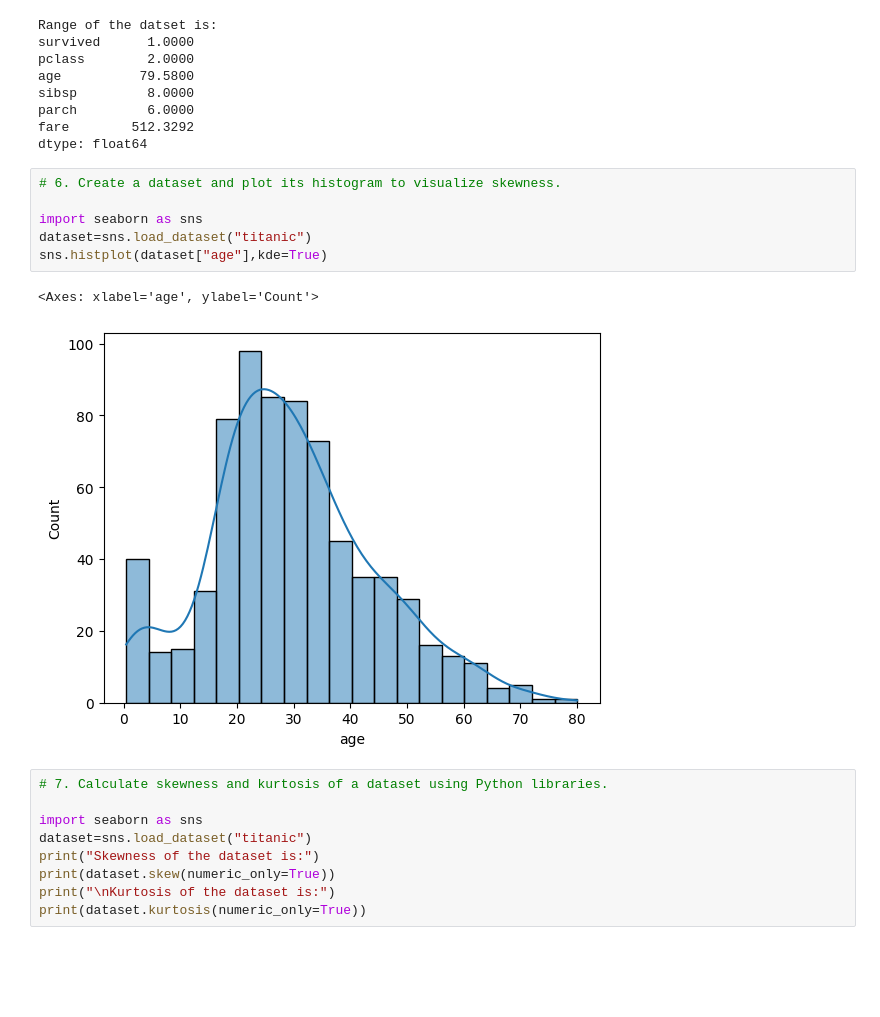
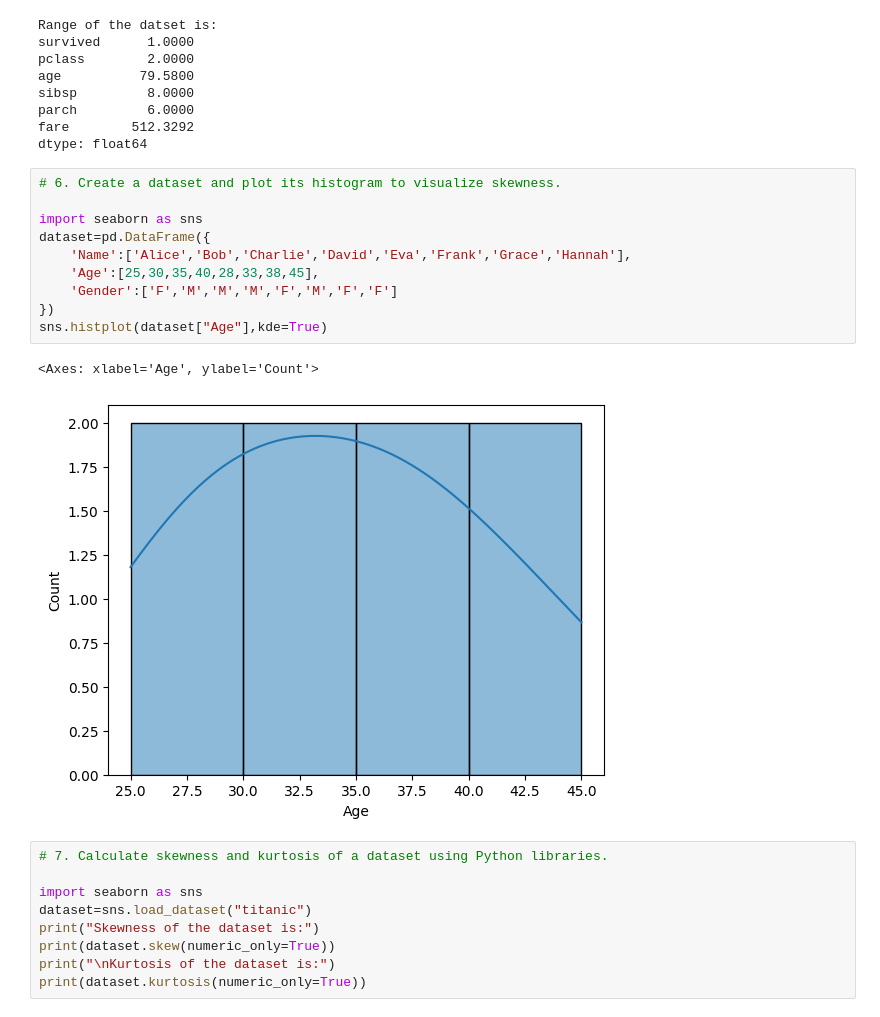
Before and after one commit to soMukh/Statistics-Basic, a Jupyter notebook: Statistics Basic.ipynb, the cells around one changed output. Saved outputs shown, nothing was run; the diff lists cells and outputs as text; blank space fills up the shorter version.

```diff
--- a/Statistics Basic.ipynb
+++ b/Statistics Basic.ipynb
@@ -611,12 +611,16 @@ dtype: float64
 # %%
 # 6. Create a dataset and plot its histogram to visualize skewness.
 
 import seaborn as sns
-dataset=sns.load_dataset("titanic")
-sns.histplot(dataset["age"],kde=True)
+dataset=pd.DataFrame({
+    'Name':['Alice','Bob','Charlie','David','Eva','Frank','Grace','Hannah'],
+    'Age':[25,30,35,40,28,33,38,45],
+    'Gender':['F','M','M','M','F','M','F','F']
+})
+sns.histplot(dataset["Age"],kde=True)
 # %% [output]
-<Axes: xlabel='age', ylabel='Count'>
+<Axes: xlabel='Age', ylabel='Count'>
-[figure, old version]
+[figure, new version]
 # %%
 # 7. Calculate skewness and kurtosis of a dataset using Python libraries.
 
```
Also changed, not shown: parts of 1 cell of this notebook.
